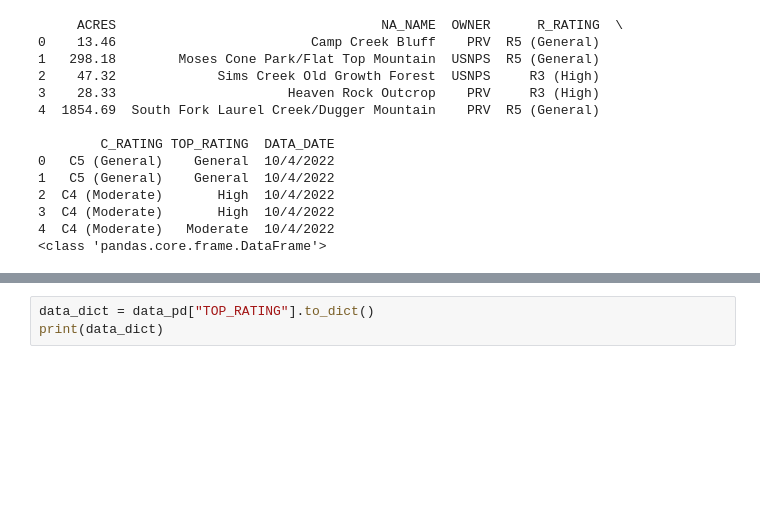
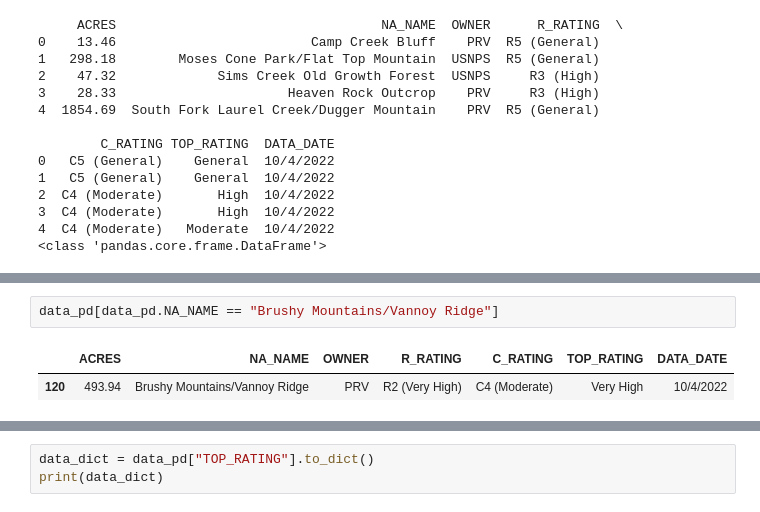
Before and after one commit to thepisgahgeographer/Data_Engineering, a Jupyter notebook: ML/Python_Bootcamp/Day_One.ipynb, the cells around one changed output, grey strips where cells are left out. Drawn from its saved outputs; the diff is of its cells as text; blank space fills up the shorter version.

```diff
--- a/ML/Python_Bootcamp/Day_One.ipynb
+++ b/ML/Python_Bootcamp/Day_One.ipynb
@@ -1043,0 +1069,5 @@ print(type(data_pd))
+# %%
+data_pd[data_pd.NA_NAME == "Brushy Mountains/Vannoy Ridge"]
+# %% [output]
+|  | ACRES | NA_NAME | OWNER | R_RATING | C_RATING | TOP_RATING | DATA_DATE |
+| 120 | 493.94 | Brushy Mountains/Vannoy Ridge | PRV | R2 (Very High) | C4 (Moderate) | Very High | 10/4/2022 |
```
Also changed, not shown: parts of 10 cells of this notebook.
